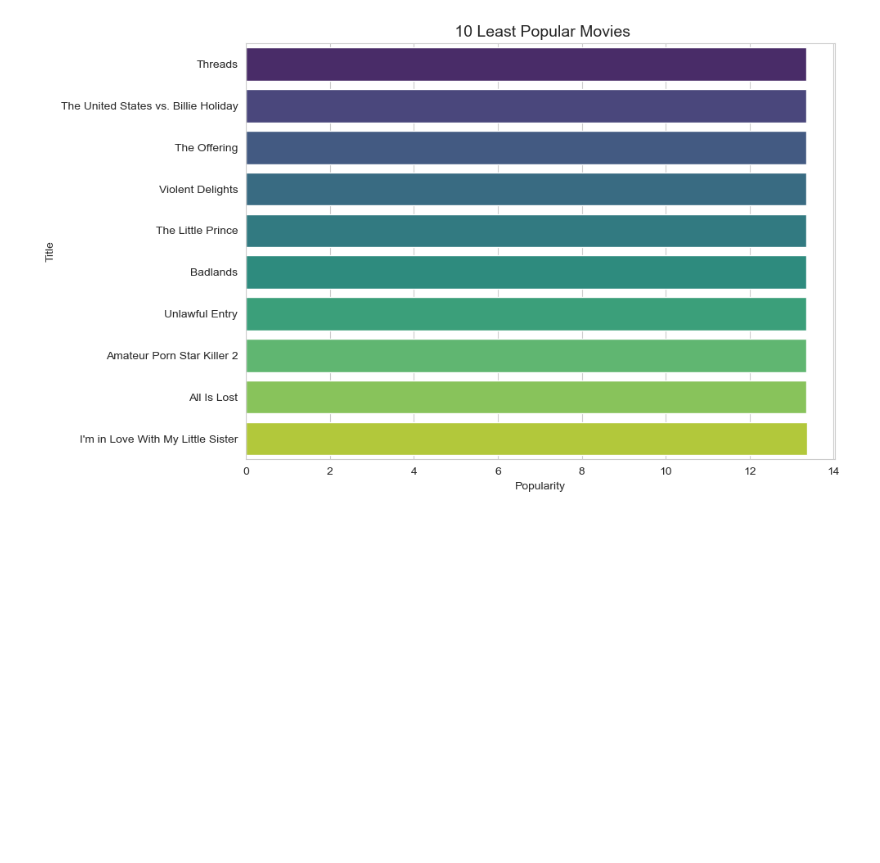
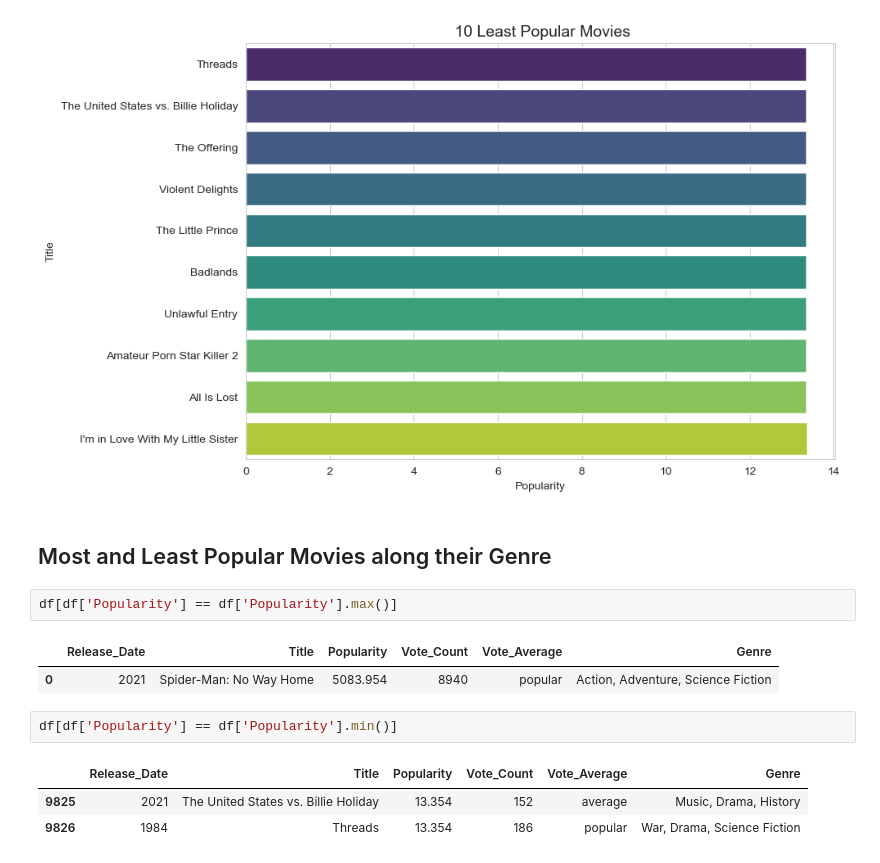
Before and after one commit to Chabbi-06/Netflix_Movie_Data_Analysis, a Jupyter notebook: Netflix_Movie_Data_Analysis.ipynb, the cells around one changed output. Cells and saved outputs as stored; diff of their text form; blank space fills up the shorter version.

```diff
--- a/Netflix_Movie_Data_Analysis.ipynb
+++ b/Netflix_Movie_Data_Analysis.ipynb
@@ -347,3 +347,16 @@ plt.tight_layout()
 plt.show()
 # %% [output]
 [figure]
+# %% [markdown]
+## Most and Least Popular Movies along their Genre
+# %%
+df[df['Popularity'] == df['Popularity'].max()]
+# %% [output]
+|  | Release_Date | Title | Popularity | Vote_Count | Vote_Average | Genre |
+| 0 | 2021 | Spider-Man: No Way Home | 5083.954 | 8940 | popular | Action, Adventure, Science Fiction |
+# %%
+df[df['Popularity'] == df['Popularity'].min()]
+# %% [output]
+|  | Release_Date | Title | Popularity | Vote_Count | Vote_Average | Genre |
+| 9825 | 2021 | The United States vs. Billie Holiday | 13.354 | 152 | average | Music, Drama, History |
+| 9826 | 1984 | Threads | 13.354 | 186 | popular | War, Drama, Science Fiction |
```
Also changed, not shown: 1 other file.
